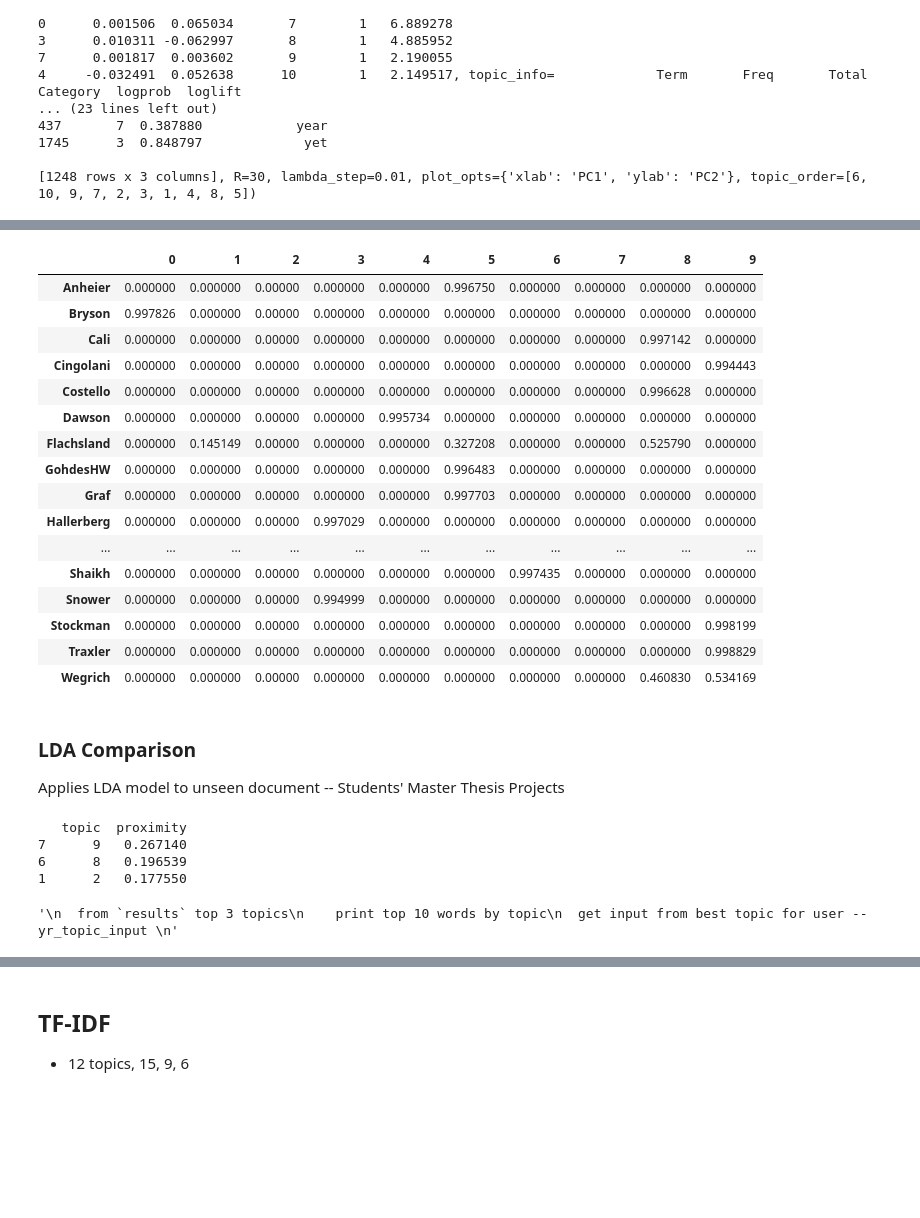
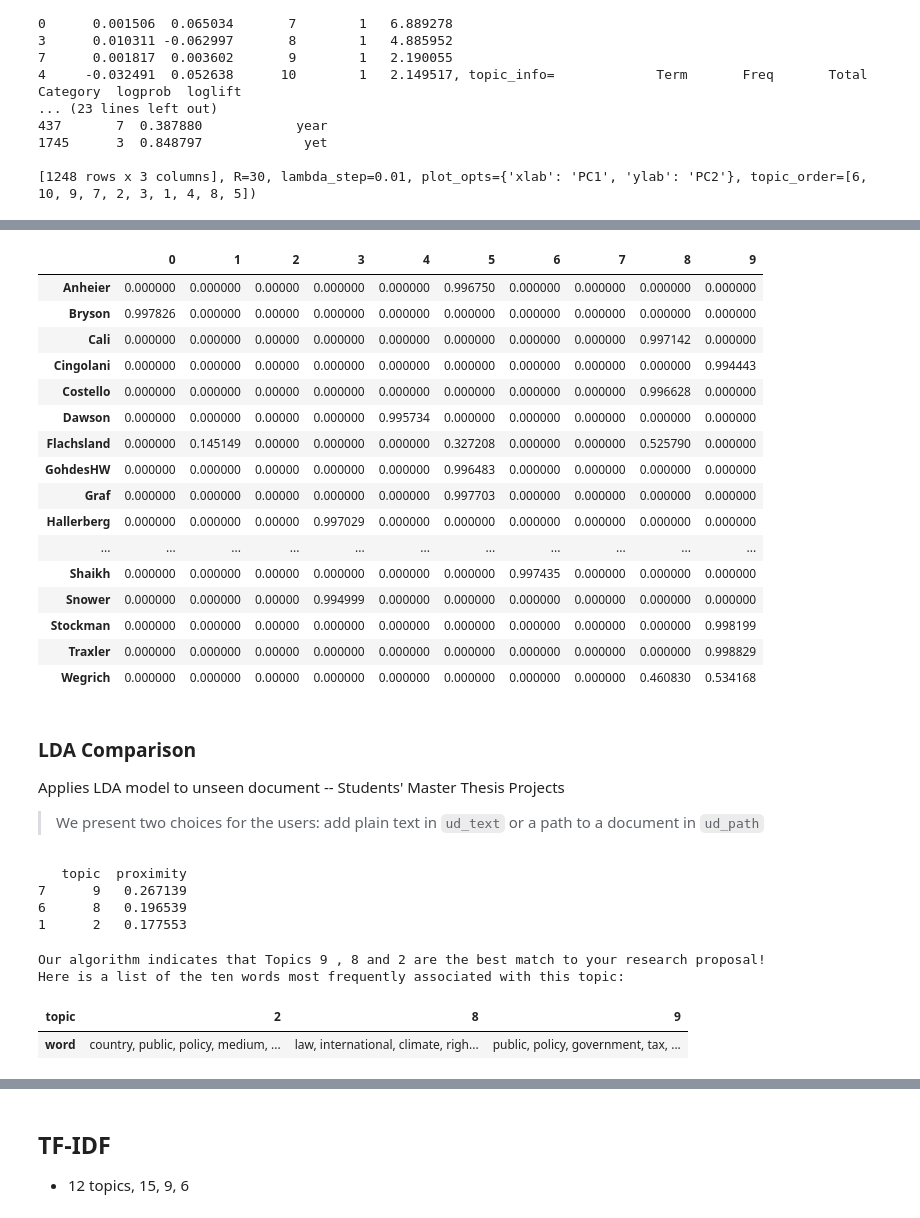
Before and after one commit to cbsobral/NLP-Supervisor-Recommender, a Jupyter notebook: topic_choices.ipynb, the cells around one changed output, grey strips where cells are left out. Saved outputs shown, nothing was run; the diff lists cells and outputs as text; code cells hidden in the pictures; blank space fills up the shorter version.

```diff
--- a/topic_choices.ipynb
+++ b/topic_choices.ipynb
@@ -66,7 +69,7 @@ Latent Dirichlet Allocation Model
 # %% [markdown]
 ### Model
 # %%
-model = gensim.models.LdaModel(documents_bow,
+lda_model = gensim.models.LdaModel(documents_bow,
                                id2word=dictionary,
                                num_topics=10, # best results with 10 topics
                                random_state=123, # seed for consistency
@@ -75,7 +78,7 @@ model = gensim.models.LdaModel(documents_bow,
 ### LDA Vis
 # %%
 # visualize words per topic
-for i, topic in enumerate(model.print_topics(num_topics=10, num_words=7)):
+for i, topic in enumerate(lda_model.print_topics(num_topics=10, num_words=7)):
     print (i, ':', topic)
 # %% [output]
 0 : (0, '0.014*"international" + 0.010*"science" + 0.010*"transparency" + 0.007*"organization" + 0.007*"method" + 0.006*"student" + 0.006*"dissertation"')
@@ -93,12 +96,12 @@ for i, topic in enumerate(model.print_topics(num_topics=10, num_words=7)):
 n_words = 10
 topic_words = pd.DataFrame({})
 
-for i, topic in enumerate(model.get_topics()):
+for i, topic in enumerate(lda_model.get_topics()):
     top_feature_ids = topic.argsort()[-n_words:][::-1]
     feature_values = topic[top_feature_ids]
     words = [dictionary[id] for id in top_feature_ids]
     topic_df = pd.DataFrame({'value': feature_values, 'word': words, 'topic': i})
-    topic_words = pd.concat([topic_words, topic_df], ignore_index=True
+    topic_words = pd.concat([topic_words, topic_df], ignore_index=True)
 # %%
 import seaborn as sns
 from matplotlib import pyplot as plt
@@ -171,7 +174,7 @@ topic_dt
 | Traxler | (9, 0.9988293) | None | None |
 # %%
 # topic probabilities per document
-topics = [model[documents_bow[i]] for i in range(len(documents))]
+topics = [lda_model[documents_bow[i]] for i in range(len(documents))]
 num_topics = 10
 
 def topics_document_to_dataframe(topics_document, num_topics):
@@ -181,37 +184,40 @@ def topics_document_to_dataframe(topics_document, num_topics):
     return res
 
 document_topic = \
 pd.concat([topics_document_to_dataframe(topics_document, num_topics=num_topics) for topics_document in topics]) \
   .reset_index(drop=True).fillna(0)
 
 # supervisor names to index column
 document_topic.index = ['Anheier', 'Bryson', 'Cali', 'Cingolani', 'Costello', 'Dawson', 'Flachsland', 'GohdesHW',
                         'Graf', 'Hallerberg', 'Hammerschmid', 'Hassel', 'Hirth', 'Hustedt', 'Iacovone', 'Jachtenfuchs',
                         'Jankin', 'Kayser', 'Kreyenfeld', 'Mair', 'Mena', 'MungiuPippidi', 'Munzert', 'Patz', 'Reh',
                         'Roemmele', 'Shaikh', 'Snower', 'Stockman', 'Traxler', 'Wegrich']
 
 document_topic # table with topic probabilities per document
 # %% [output]
 |  | 0 | 1 | 2 | 3 | 4 | 5 | 6 | 7 | 8 | 9 |
 | Anheier | 0.000000 | 0.000000 | 0.00000 | 0.000000 | 0.000000 | 0.996750 | 0.000000 | 0.000000 | 0.000000 | 0.000000 |
 | Bryson | 0.997826 | 0.000000 | 0.00000 | 0.000000 | 0.000000 | 0.000000 | 0.000000 | 0.000000 | 0.000000 | 0.000000 |
 | Cali | 0.000000 | 0.000000 | 0.00000 | 0.000000 | 0.000000 | 0.000000 | 0.000000 | 0.000000 | 0.997142 | 0.000000 |
 | Cingolani | 0.000000 | 0.000000 | 0.00000 | 0.000000 | 0.000000 | 0.000000 | 0.000000 | 0.000000 | 0.000000 | 0.994443 |
 | Costello | 0.000000 | 0.000000 | 0.00000 | 0.000000 | 0.000000 | 0.000000 | 0.000000 | 0.000000 | 0.996628 | 0.000000 |
 | Dawson | 0.000000 | 0.000000 | 0.00000 | 0.000000 | 0.995734 | 0.000000 | 0.000000 | 0.000000 | 0.000000 | 0.000000 |
 | Flachsland | 0.000000 | 0.145149 | 0.00000 | 0.000000 | 0.000000 | 0.327208 | 0.000000 | 0.000000 | 0.525790 | 0.000000 |
 | GohdesHW | 0.000000 | 0.000000 | 0.00000 | 0.000000 | 0.000000 | 0.996483 | 0.000000 | 0.000000 | 0.000000 | 0.000000 |
 | Graf | 0.000000 | 0.000000 | 0.00000 | 0.000000 | 0.000000 | 0.997703 | 0.000000 | 0.000000 | 0.000000 | 0.000000 |
 | Hallerberg | 0.000000 | 0.000000 | 0.00000 | 0.997029 | 0.000000 | 0.000000 | 0.000000 | 0.000000 | 0.000000 | 0.000000 |
 | ... | ... | ... | ... | ... | ... | ... | ... | ... | ... | ... |
 | Shaikh | 0.000000 | 0.000000 | 0.00000 | 0.000000 | 0.000000 | 0.000000 | 0.997435 | 0.000000 | 0.000000 | 0.000000 |
 | Snower | 0.000000 | 0.000000 | 0.00000 | 0.994999 | 0.000000 | 0.000000 | 0.000000 | 0.000000 | 0.000000 | 0.000000 |
 | Stockman | 0.000000 | 0.000000 | 0.00000 | 0.000000 | 0.000000 | 0.000000 | 0.000000 | 0.000000 | 0.000000 | 0.998199 |
 | Traxler | 0.000000 | 0.000000 | 0.00000 | 0.000000 | 0.000000 | 0.000000 | 0.000000 | 0.000000 | 0.000000 | 0.998829 |
-| Wegrich | 0.000000 | 0.000000 | 0.00000 | 0.000000 | 0.000000 | 0.000000 | 0.000000 | 0.000000 | 0.460830 | 0.534169 |
+| Wegrich | 0.000000 | 0.000000 | 0.00000 | 0.000000 | 0.000000 | 0.000000 | 0.000000 | 0.000000 | 0.460830 | 0.534168 |
 # %% [markdown]
 ### LDA Comparison
 Applies LDA model to unseen document -- Students' Master Thesis Projects
+
+
+> We present two choices for the users: add plain text in `ud_text` or a path to a document in `ud_path`
 # %%
 #@title Add Text { run: "auto", vertical-output: true }
 
@@ -228,21 +235,52 @@ yr_bow_vector = dictionary.doc2bow(yr_tokens)
 # %%
-# table with proximity score for top three topics related to external doc
-results = pd.DataFrame(model[yr_bow_vector])
+# table with proximity score for top three topics related to unseen doc
+results = pd.DataFrame(lda_model[ud_bow_vector])
 results.columns = ['topic', 'proximity']
 results.sort_values(['proximity'], ascending=False, inplace=True)
 print(results.nlargest(3,['proximity']))
 # %% [output]
    topic  proximity
-7      9   0.267140
+7      9   0.267139
 6      8   0.196539
-1      2   0.177550
+1      2   0.177553
-# %%
-"""
-  from `results` top 3 topics
-    print top 10 words by topic
-  get input from best topic for user -- yr_topic_input
-"""
-# %% [output]
-'\n  from `results` top 3 topics\n    print top 10 words by topic\n  get input from best topic for user -- yr_topic_input \n'
+# %%
+# presenting results to user as a list of words based on `results` table
+results_dt = pd.DataFrame(results.nlargest(3,['proximity']))
+
+# transform top three topics into variables
+first_choice = int(results_dt.iloc[0]['topic'])
+second_choice = int(results_dt.iloc[1]['topic'])
+third_choice = int(results_dt.iloc[2]['topic'])
+
+# first topic top words table with `first_choice`
+words1 = pd.DataFrame(topic_words[topic_words['topic'] == first_choice])
+#words1 = words1[['word']].to_string(index = False, header = None)
+
+# second topic
+words2 = pd.DataFrame(topic_words[topic_words['topic'] == second_choice])
+#words2 = words2[['word']].to_string(index = False, header = None)
+
+# third topic
+words3 = pd.DataFrame(topic_words[topic_words['topic'] == third_choice])
+#words3 = words3[['word']].to_string(index = False, header = None)
+
+# create table containing all three lists of words
+all_words = pd.concat([words1, words2, words3], ignore_index=True)
+
+
+# pivot table
+pivot_table = all_words.pivot_table(index=None,
+                                     columns='topic',
+                                     values='word',
+                                     aggfunc=lambda x: ', '.join(x))
+
+print("Our algorithm indicates that Topics",first_choice,",",second_choice, "and",third_choice,"are the best match to your research proposal!\nHere is a list of the ten words most frequently associated with this topic:\n")
+#print(words1.title(), words2.title(), words3.title(), sep='\n')
+pivot_table
+# %% [output]
+Our algorithm indicates that Topics 9 , 8 and 2 are the best match to your research proposal!
+Here is a list of the ten words most frequently associated with this topic:
+| topic | 2 | 8 | 9 |
+| word | country, public, policy, medium, ... | law, international, climate, righ... | public, policy, government, tax, ... |
 # %%
 #@title Which topic best relates to your research?
```
Also changed, not shown: parts of 15 cells of this notebook.
